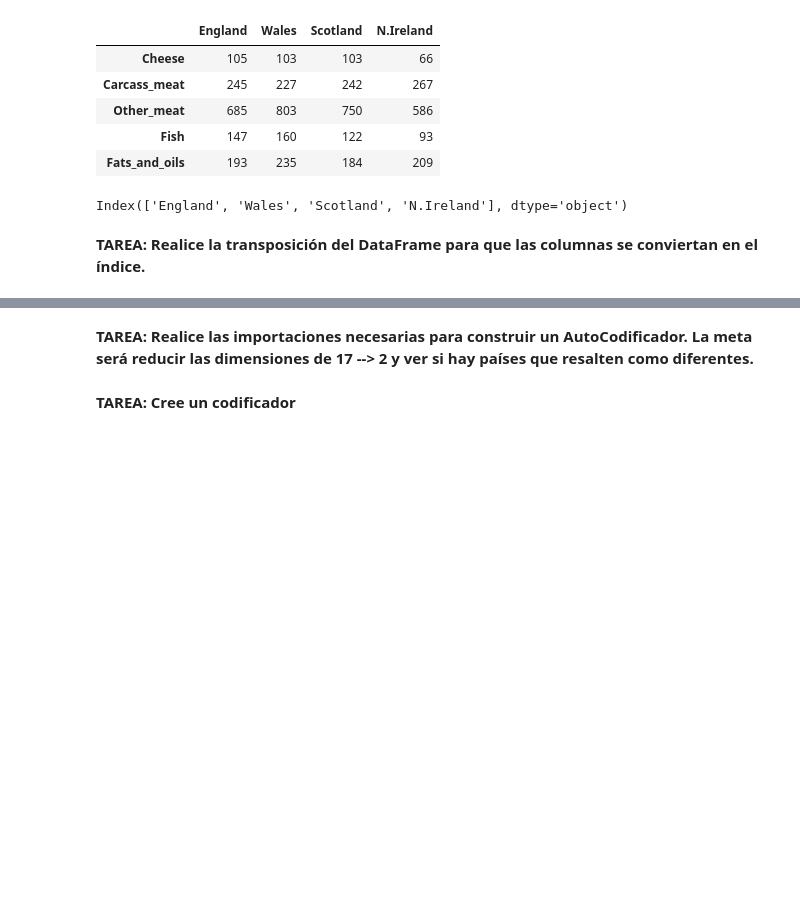
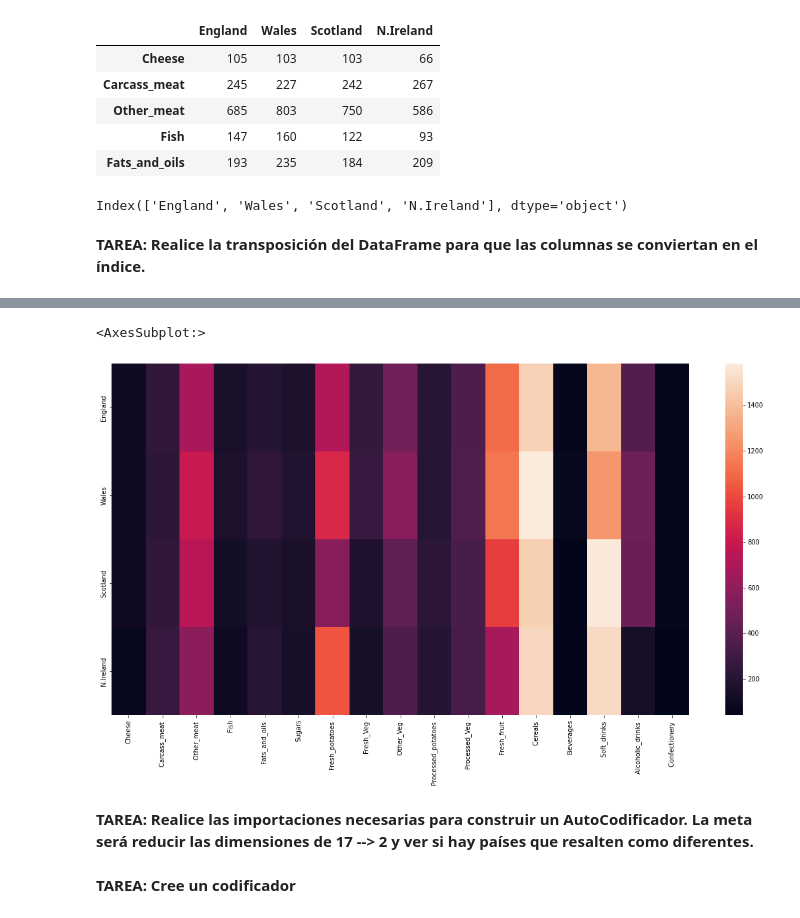
Before and after one commit to gabrielquirozz/laboratorio-6-data-science, a Jupyter notebook: Lab_Autocodificadores.ipynb, the cells around one changed output, grey strips where cells are left out. Saved outputs shown, nothing was run; the diff lists cells and outputs as text; code cells hidden in the pictures; blank space fills up the shorter version.

```diff
--- a/Lab_Autocodificadores.ipynb
+++ b/Lab_Autocodificadores.ipynb
@@ -62,0 +61,2 @@ Index(['England', 'Wales', 'Scotland', 'N.Ireland'], dtype='object')
+# %%
+df_transpose = df.transpose()
@@ -71,2 +80,8 @@ Index(['England', 'Wales', 'Scotland', 'N.Ireland'], dtype='object')
+# %%
+plt.figure(figsize = (20,10))
+sns.heatmap(df_transpose)
+# %% [output]
+<AxesSubplot:>
+[figure, added]
 # %% [markdown]
 **TAREA:  Realice las importaciones necesarias para construir un AutoCodificador.  La meta será reducir las dimensiones de 17 --> 2 y ver si hay países que resalten como diferentes.**
```
Also changed, not shown: parts of 31 cells of this notebook.
